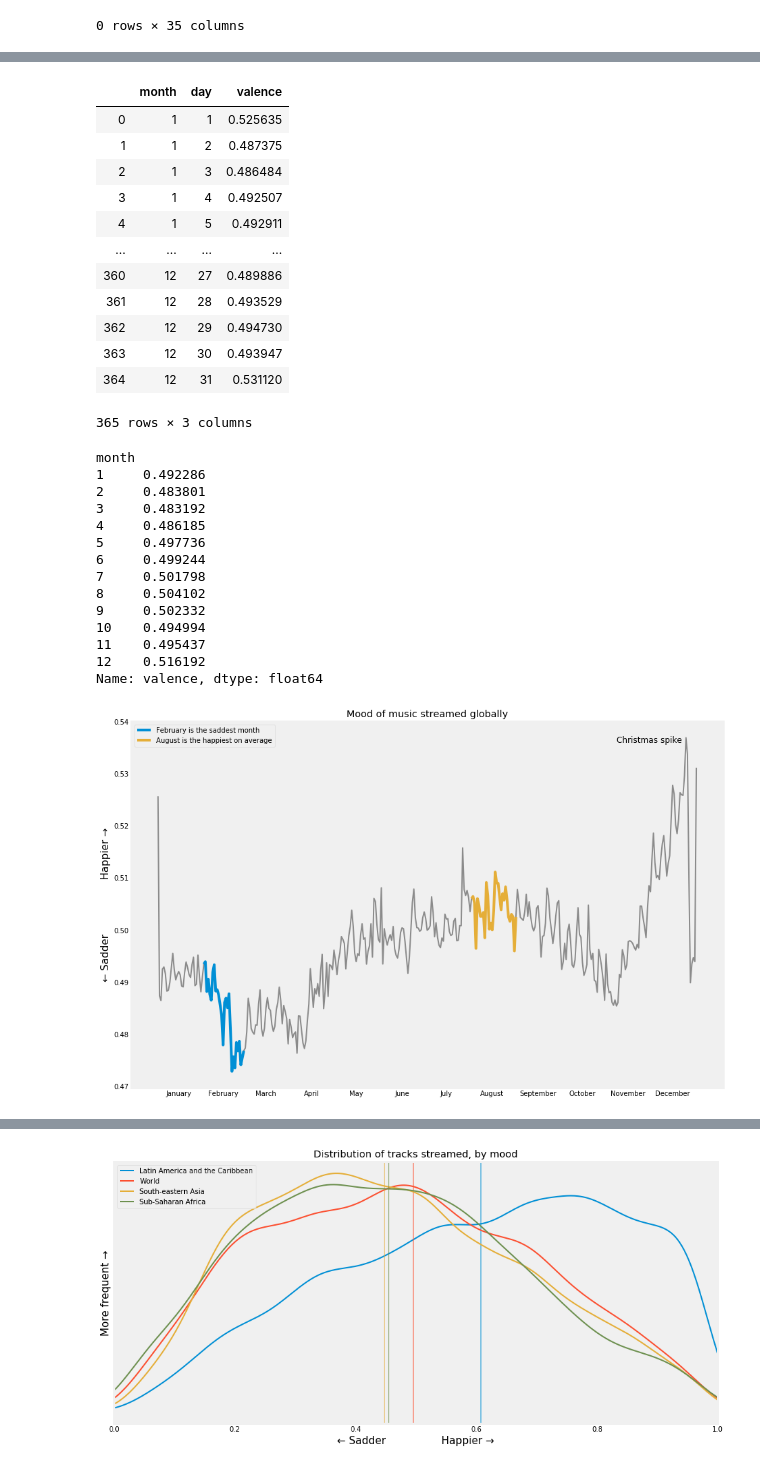
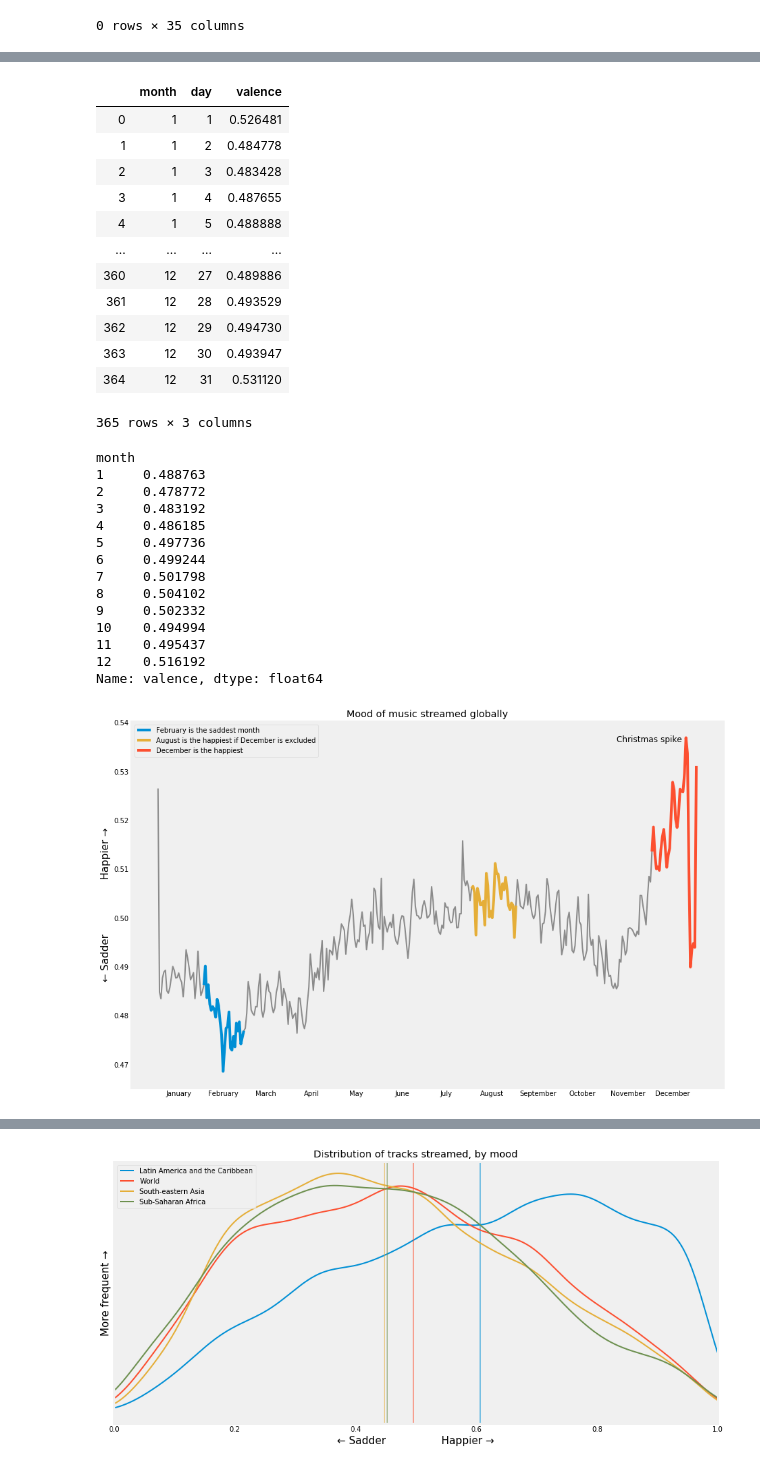
Before and after one commit to raffg/spotify_analysis, a Jupyter notebook: spotify_analysis.ipynb, the cells around one changed output, grey strips where cells are left out. Cells and saved outputs as stored; diff of their text form; code cells hidden in the pictures.

```diff
--- a/spotify_analysis.ipynb
+++ b/spotify_analysis.ipynb
@@ -105,6 +105,9 @@ df['date'] = pd.to_datetime(df['Date'])
 df['month'] = df['date'].dt.month
 df['day'] = df['date'].dt.day
 df['dayofweek'] = df['date'].dt.dayofweek
+# %%
+full_df = df
+df = df[df['date'].dt.year.isin([2017, 2018, 2019])]
 # %%
 df[df.groupby(['date', 'country'])['Position'].transform('count') < 50]['country'].unique()
 # %% [output]
@@ -229,11 +281,11 @@ df_year = df[df['country'] == 'World'].groupby(['month', 'day'], as_index=False)
 df_year
 # %% [output]
 |  | month | day | valence |
-| 0 | 1 | 1 | 0.525635 |
-| 1 | 1 | 2 | 0.487375 |
-| 2 | 1 | 3 | 0.486484 |
-| 3 | 1 | 4 | 0.492507 |
-| 4 | 1 | 5 | 0.492911 |
+| 0 | 1 | 1 | 0.526481 |
+| 1 | 1 | 2 | 0.484778 |
+| 2 | 1 | 3 | 0.483428 |
+| 3 | 1 | 4 | 0.487655 |
+| 4 | 1 | 5 | 0.488888 |
 | ... | ... | ... | ... |
 | 360 | 12 | 27 | 0.489886 |
 | 361 | 12 | 28 | 0.493529 |
@@ -245,8 +297,8 @@ df_year
 df_year.groupby('month')['valence'].mean()
 # %% [output]
 month
-1     0.492286
-2     0.483801
+1     0.488763
+2     0.478772
 3     0.483192
 4     0.486185
 5     0.497736
@@ -261,21 +313,22 @@ Name: valence, dtype: float64
 # %%
 data = df_year['valence']
 
 plt.figure(figsize=(14, 10))
 plt.plot(data, c='#8b8b8b')
 plt.plot(data[df_year[df_year['month'] == 2].index], c='#008fd5', lw=4, label='February is the saddest month')
-plt.plot(data[df_year[df_year['month'] == 8].index], c='#e5ae38', lw=4, label='August is the happiest on average')
+plt.plot(data[df_year[df_year['month'] == 8].index], c='#e5ae38', lw=4, label='August is the happiest if December is excluded')
+plt.plot(data[df_year[df_year['month'] == 12].index], c='#fc4f30', lw=4, label='December is the happiest')
 # plt.axvline(x=354, c='k', lw=1, label='Christmas spike')
 plt.annotate('Christmas spike', (310, .536), fontsize=12)
 plt.legend()
 plt.xticks(ticks=[14, 44, 73, 104, 134, 165, 195, 226, 257, 287, 318, 348],
            labels=['January', 'February', 'March', 'April', 'May', 'June', 'July', 'August', 'September', 'October', 'November', 'December'])
 plt.grid(False)
 plt.title('Mood of music streamed globally')
 plt.ylabel(u'\u2190 Sadder                 Happier \u2192', fontsize=15, rotation=90)
 plt.show()
 # %% [output]
-[figure, old version]
+[figure, new version]
 # %%
 data = df_year['valence'].rolling(window=10, min_periods=1, center=True).mean()
 
```
Also changed, not shown: parts of 55 cells of this notebook, 16 other files.
